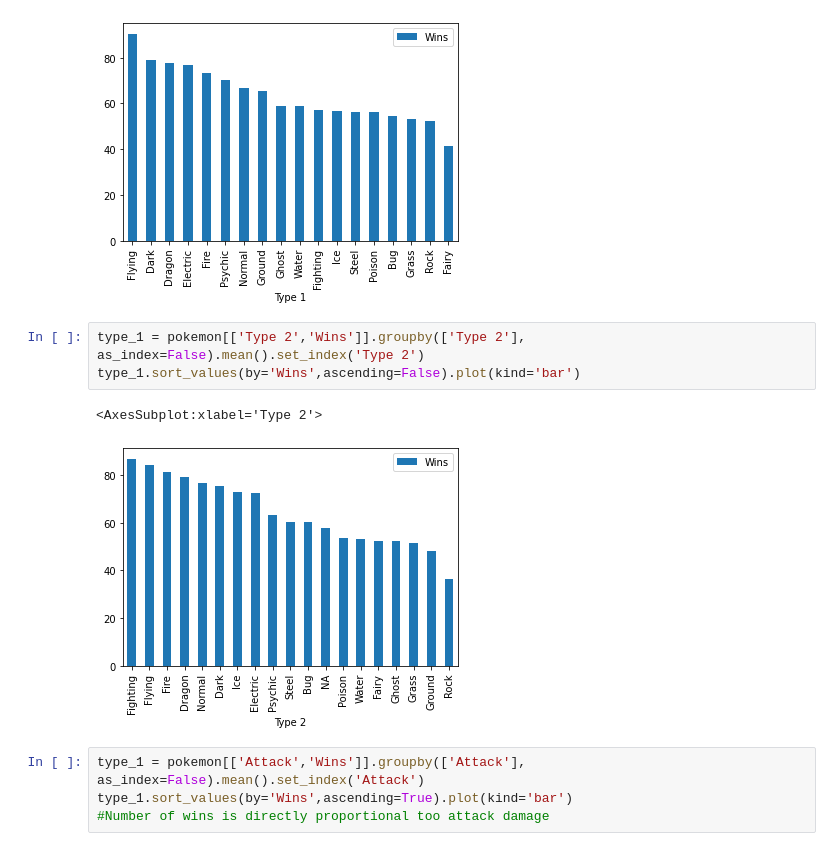
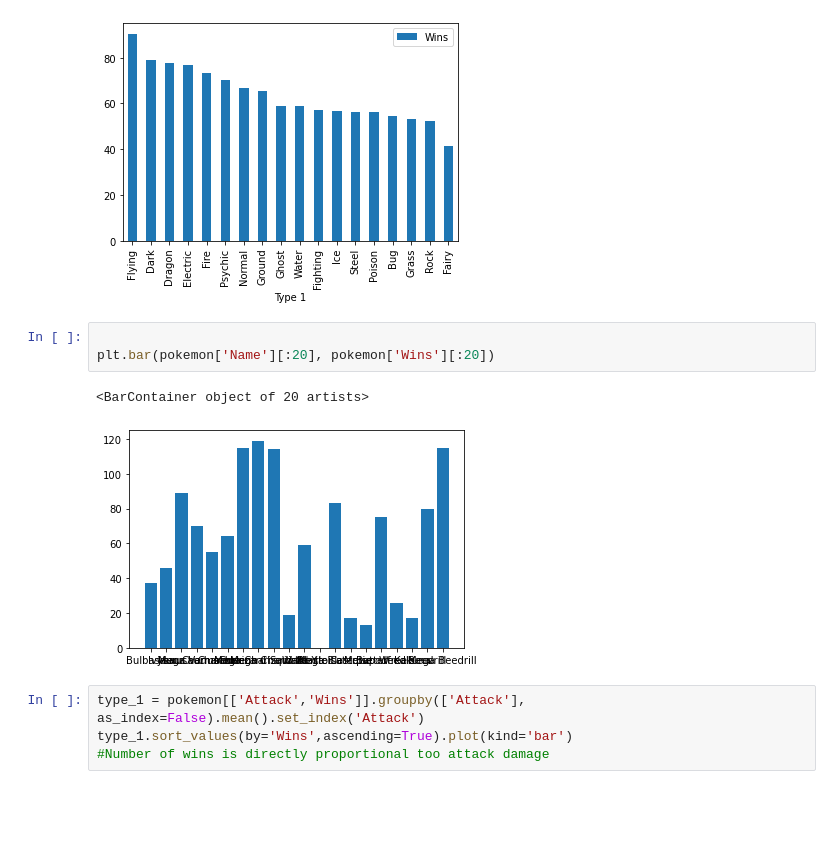
Before and after one commit to Pedro-Lopes-Frisson/TAA, a Jupyter notebook: projeto/Untitled.ipynb, the cells around one changed output. Cells and saved outputs as stored; diff of their text form; blank space fills up the shorter version.

```diff
--- a/projeto/Untitled.ipynb
+++ b/projeto/Untitled.ipynb
@@ -92,11 +92,11 @@ type_1.sort_values(by='Wins',ascending=False).plot(kind='bar')
 <AxesSubplot:xlabel='Type 1'>
 [figure]
 # %%
-type_1 = pokemon[['Type 2','Wins']].groupby(['Type 2'], as_index=False).mean().set_index('Type 2')
-type_1.sort_values(by='Wins',ascending=False).plot(kind='bar')
+
+plt.bar(pokemon['Name'][:20], pokemon['Wins'][:20])
 # %% [output]
-<AxesSubplot:xlabel='Type 2'>
+<BarContainer object of 20 artists>
-[figure, old version]
+[figure, new version]
 # %%
 type_1 = pokemon[['Attack','Wins']].groupby(['Attack'], as_index=False).mean().set_index('Attack')
 type_1.sort_values(by='Wins',ascending=True).plot(kind='bar')
```
Also changed, not shown: parts of 21 cells of this notebook.
